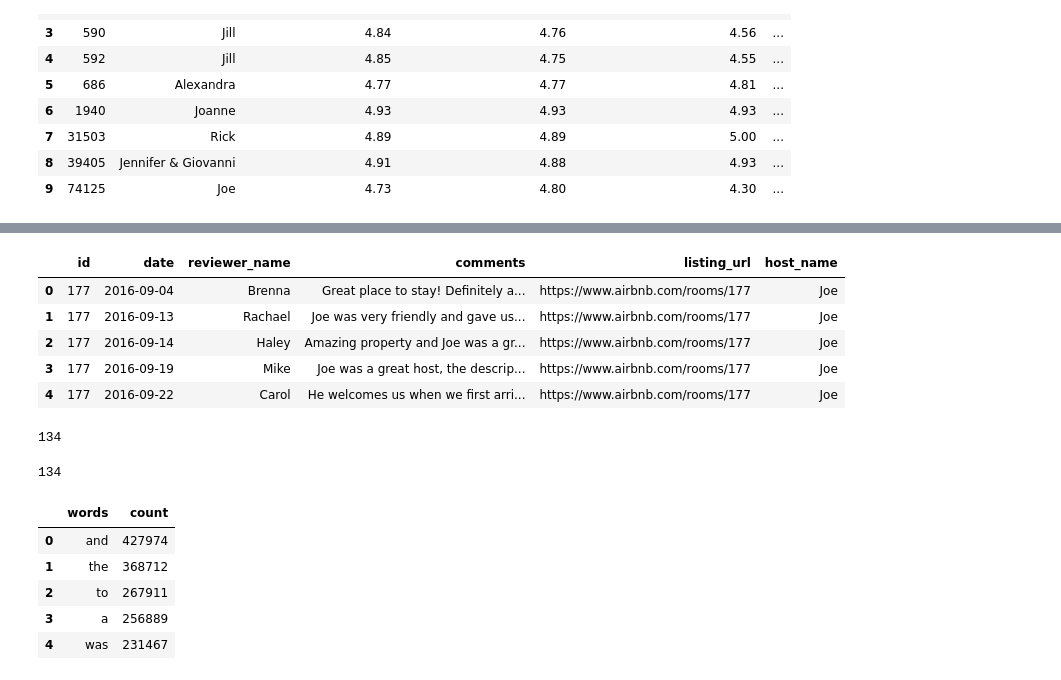
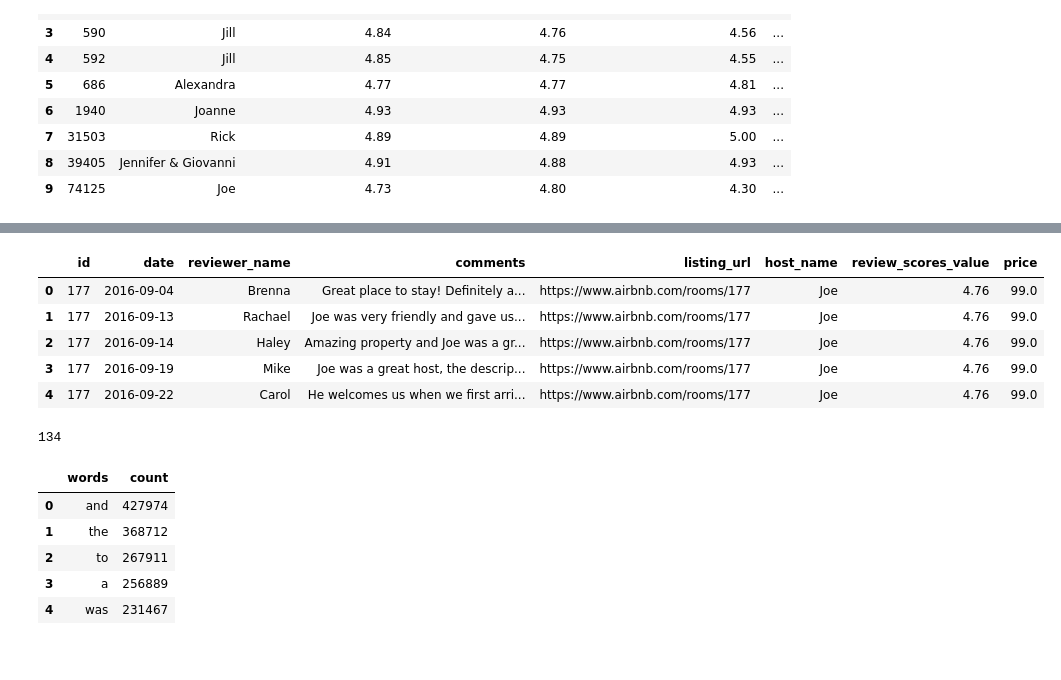
Before and after one commit to yobeze/AirBnb-Profit_Model, a Jupyter notebook: nlp_testing.ipynb, the cells around one changed output, grey strips where cells are left out. Cells and saved outputs as stored; diff of their text form; code cells hidden in the pictures.

```diff
--- a/nlp_testing.ipynb
+++ b/nlp_testing.ipynb
@@ -12,3 +12,7 @@ reviews = pd.read_csv('reviews.csv')
 # reviews.head()
 df_host = pd.read_csv('listings_cleaned.csv')
 # df_host.head(10)
+# %%
+host_filtered = df_host.drop(df_host.iloc[:, 11:59], axis = 1)
+host_filtered.head()
+# reviews.head()
@@ -15,10 +27,7 @@ df_host = pd.read_csv('listings_cleaned.csv')
 # %%
-# df_host.drop(df_host.iloc[:, 11:59], axis = 1, inplace = True)
-# df_host.drop(['scrape_id', 'last_scraped', 'name', 'description', 'neighborhood_overview', 'picture_url', 'host_id', 'host_url', 'last_review'], axis = 1, inplace = True)
-# df_host.drop(df_host.iloc[:, 11:], axis = 1, inplace = True)
-# df_host.drop(['license'], axis = 1, inplace = True)
-df_host.head()
-# reviews.head()
+# host_filtered.drop(['scrape_id', 'last_scraped', 'name', 'description', 'neighborhood_overview', 'picture_url', 'host_id', 'host_url', 'last_review'], axis = 1, inplace = True)
+host_filtered.drop(host_filtered.iloc[:, 10:], axis = 1, inplace = True)
+host_filtered.head()
 # %% [output]
 |  | id | listing_url | host_name | review_scores_rating | review_scores_accuracy | review_scores_cleanliness | ... |
 | 0 | 177 | https://www.airbnb.com/rooms/177 | Joe | 4.80 | 4.96 | 4.86 | ... |
@@ -28,7 +37,7 @@ df_host.head()
 | 4 | 592 | https://www.airbnb.com/rooms/592 | Jill | 4.85 | 4.75 | 4.55 | ... |
 # %%
 #renaming columns for merge on ID/listng ID
-# reviews.drop(['reviewer_id', 'id'], axis = 1, inplace = True)
+reviews.drop(['reviewer_id', 'id'], axis = 1, inplace = True)
 reviews.rename(columns = {'listing_id': 'id'}, inplace = True)
 reviews.head()
 # %% [output]
@@ -56,3 +65,9 @@ df_stars.head(10)
 # %%
 #plot score rating by loc
 #if host has multiple listings, take average
+
+#appending price col to host_filtered
+price = df_host['price']
+
+host_filtered = host_filtered.join(price)
+host_filtered.head()
@@ -59,14 +81,15 @@ df_stars.head(10)
 # %%
-df_merged = pd.merge(reviews, df_host, on = 'id')
-df_merged.drop(df_merged.iloc[:, 6:], axis = 1, inplace = True)
+df_merged = pd.merge(reviews, host_filtered, on = 'id')
+#Removing review scores for this df
+df_merged.drop(df_merged.iloc[:, 6:12], axis = 1, inplace = True)
 df_merged.head()
 # %% [output]
-|  | id | date | reviewer_name | comments | listing_url | host_name |
-| 0 | 177 | 2016-09-04 | Brenna | Great place to stay! Definitely a... | https://www.airbnb.com/rooms/177 | Joe |
-| 1 | 177 | 2016-09-13 | Rachael | Joe was very friendly and gave us... | https://www.airbnb.com/rooms/177 | Joe |
-| 2 | 177 | 2016-09-14 | Haley | Amazing property and Joe was a gr... | https://www.airbnb.com/rooms/177 | Joe |
-| 3 | 177 | 2016-09-19 | Mike | Joe was a great host, the descrip... | https://www.airbnb.com/rooms/177 | Joe |
-| 4 | 177 | 2016-09-22 | Carol | He welcomes us when we first arri... | https://www.airbnb.com/rooms/177 | Joe |
+|  | id | date | reviewer_name | comments | listing_url | host_name | review_scores_value | price |
+| 0 | 177 | 2016-09-04 | Brenna | Great place to stay! Definitely a... | https://www.airbnb.com/rooms/177 | Joe | 4.76 | 99.0 |
+| 1 | 177 | 2016-09-13 | Rachael | Joe was very friendly and gave us... | https://www.airbnb.com/rooms/177 | Joe | 4.76 | 99.0 |
+| 2 | 177 | 2016-09-14 | Haley | Amazing property and Joe was a gr... | https://www.airbnb.com/rooms/177 | Joe | 4.76 | 99.0 |
+| 3 | 177 | 2016-09-19 | Mike | Joe was a great host, the descrip... | https://www.airbnb.com/rooms/177 | Joe | 4.76 | 99.0 |
+| 4 | 177 | 2016-09-22 | Carol | He welcomes us when we first arri... | https://www.airbnb.com/rooms/177 | Joe | 4.76 | 99.0 |
 # %%
 #Check missing values
 df_merged['comments'].isnull().sum()
@@ -81,8 +104,6 @@ def convert(lst):
     return ([i for item in lst for i in item.lower().split()])
 
 filtered_comments = convert(df_merged['comments'].fillna("")) #Fill in missing reviews with blank
-# %% [output]
-134
 # %%
 count_word = collections.Counter(filtered_comments) #Count word frequency
 
```
Also changed, not shown: parts of 11 cells of this notebook.
